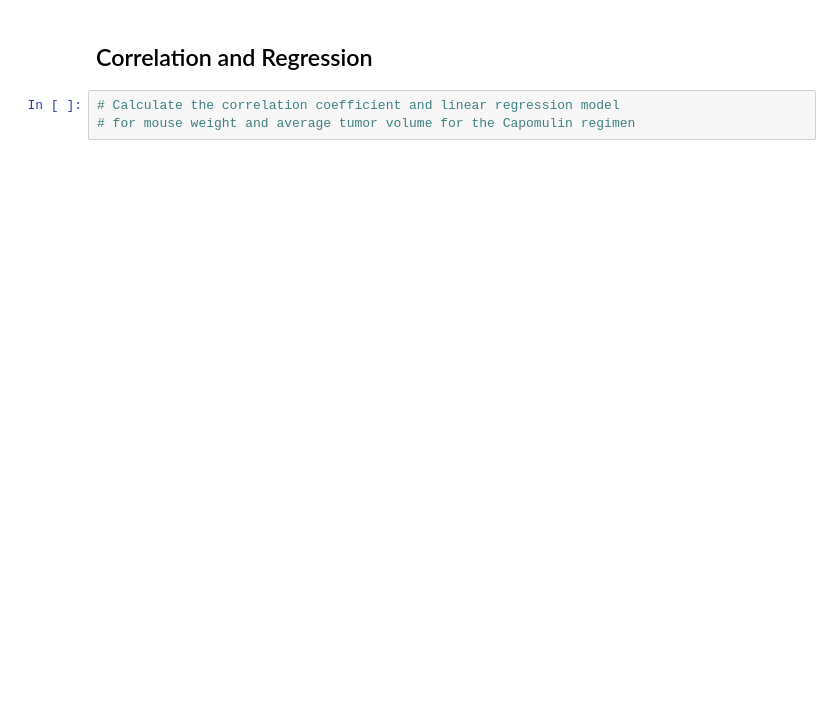
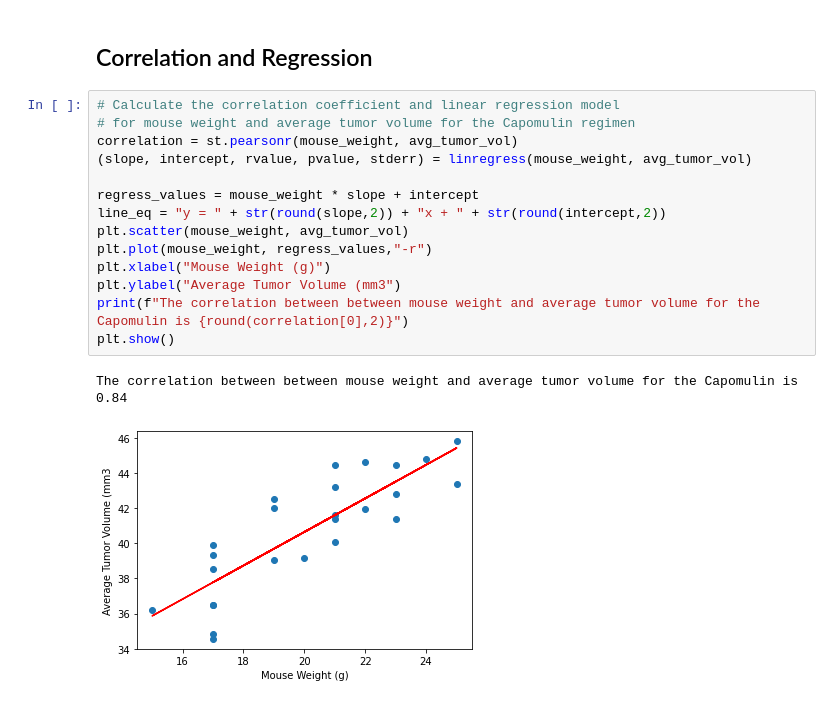
Before and after one commit to samseng88/Matplotlib, a Jupyter notebook: Pymaceuticals/pymaceuticals_starter.ipynb, the cells around one changed output. Cells and saved outputs as stored; diff of their text form; blank space fills up the shorter version.

```diff
--- a/Pymaceuticals/pymaceuticals_starter.ipynb
+++ b/Pymaceuticals/pymaceuticals_starter.ipynb
@@ -435,5 +444,19 @@ plt.show()
 # %% [markdown]
 ## Correlation and Regression
-# %%
-# Calculate the correlation coefficient and linear regression model
-# for mouse weight and average tumor volume for the Capomulin regimen
+# %%
+# Calculate the correlation coefficient and linear regression model
+# for mouse weight and average tumor volume for the Capomulin regimen
+correlation = st.pearsonr(mouse_weight, avg_tumor_vol)
+(slope, intercept, rvalue, pvalue, stderr) = linregress(mouse_weight, avg_tumor_vol)
+
+regress_values = mouse_weight * slope + intercept
+line_eq = "y = " + str(round(slope,2)) + "x + " + str(round(intercept,2))
+plt.scatter(mouse_weight, avg_tumor_vol)
+plt.plot(mouse_weight, regress_values,"-r")
+plt.xlabel("Mouse Weight (g)")
+plt.ylabel("Average Tumor Volume (mm3")
+print(f"The correlation between between mouse weight and average tumor volume for the Capomulin is {round(correlation[0],2)}")
+plt.show()
+# %% [output]
+The correlation between between mouse weight and average tumor volume for the Capomulin is 0.84
+[figure, added]
```
Also changed, not shown: parts of 6 cells of this notebook, 1 other file.
